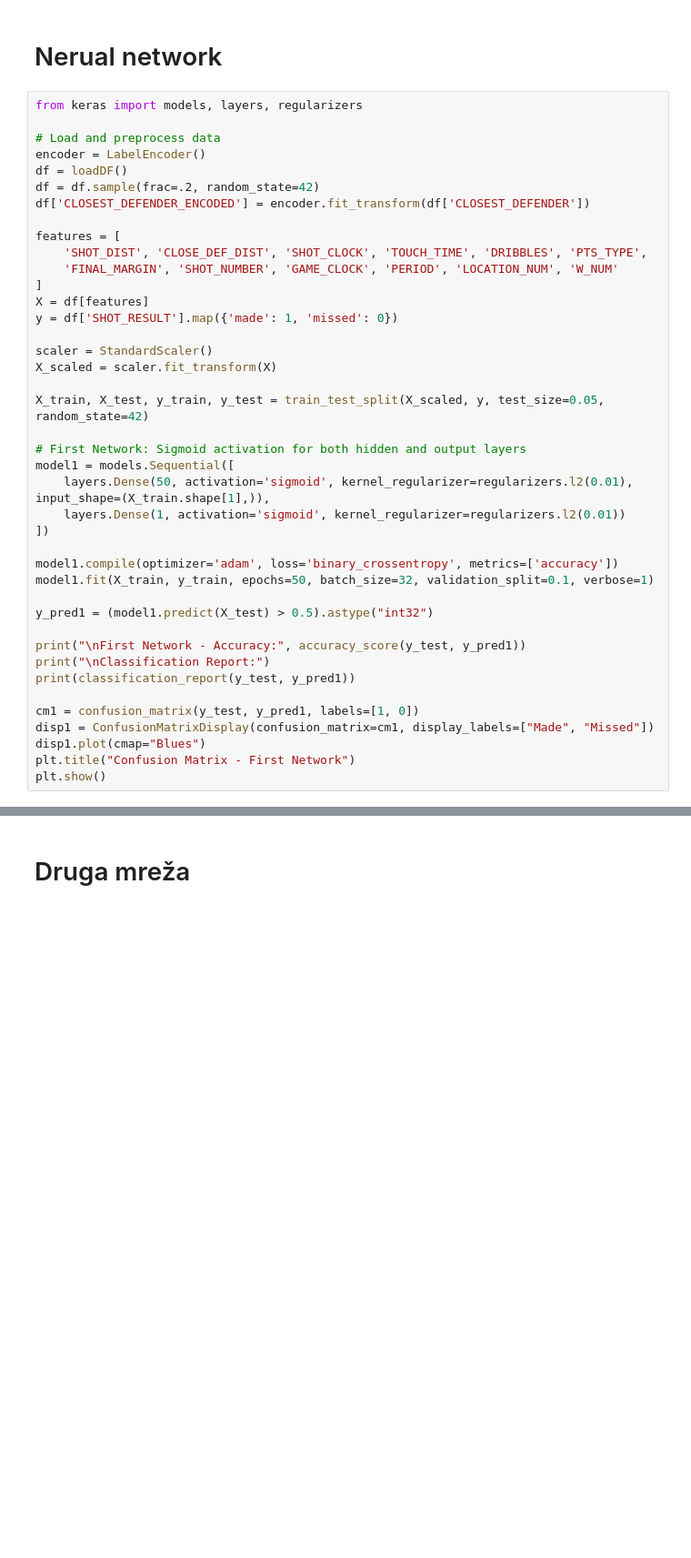
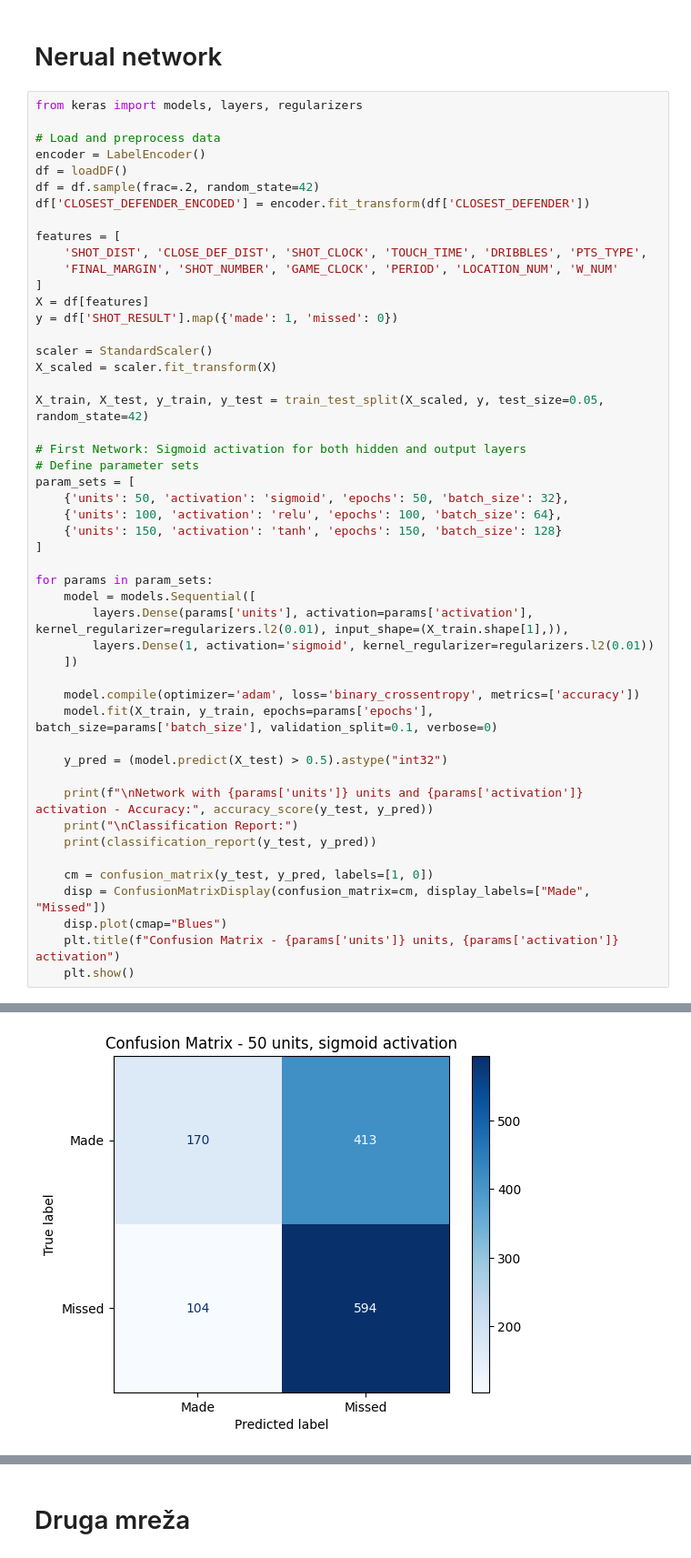
Before and after one commit to markojerkic/uzop-lab3, a Jupyter notebook: clanak.ipynb, the cells around one changed output, grey strips where cells are left out. Shown at 91% size. Drawn from its saved outputs; the diff is of its cells as text; blank space fills up the shorter version.

Commit message:
parametrizacija nn-sa

```diff
--- a/clanak.ipynb
+++ b/clanak.ipynb
@@ -194,23 +180,31 @@ X_scaled = scaler.fit_transform(X)
 X_train, X_test, y_train, y_test = train_test_split(X_scaled, y, test_size=0.05, random_state=42)
 
 # First Network: Sigmoid activation for both hidden and output layers
-model1 = models.Sequential([
-    layers.Dense(50, activation='sigmoid', kernel_regularizer=regularizers.l2(0.01), input_shape=(X_train.shape[1],)),
-    layers.Dense(1, activation='sigmoid', kernel_regularizer=regularizers.l2(0.01))
-])
+# Define parameter sets
+param_sets = [
+    {'units': 50, 'activation': 'sigmoid', 'epochs': 50, 'batch_size': 32},
+    {'units': 100, 'activation': 'relu', 'epochs': 100, 'batch_size': 64},
+    {'units': 150, 'activation': 'tanh', 'epochs': 150, 'batch_size': 128}
+]
 
-model1.compile(optimizer='adam', loss='binary_crossentropy', metrics=['accuracy'])
-model1.fit(X_train, y_train, epochs=50, batch_size=32, validation_split=0.1, verbose=1)
+for params in param_sets:
+    model = models.Sequential([
+        layers.Dense(params['units'], activation=params['activation'], kernel_regularizer=regularizers.l2(0.01), input_shape=(X_train.shape[1],)),
+        layers.Dense(1, activation='sigmoid', kernel_regularizer=regularizers.l2(0.01))
+    ])
 
-y_pred1 = (model1.predict(X_test) > 0.5).astype("int32")
+    model.compile(optimizer='adam', loss='binary_crossentropy', metrics=['accuracy'])
+    model.fit(X_train, y_train, epochs=params['epochs'], batch_size=params['batch_size'], validation_split=0.1, verbose=0)
 
-print("\nFirst Network - Accuracy:", accuracy_score(y_test, y_pred1))
-print("\nClassification Report:")
-print(classification_report(y_test, y_pred1))
+    y_pred = (model.predict(X_test) > 0.5).astype("int32")
 
-cm1 = confusion_matrix(y_test, y_pred1, labels=[1, 0])
-disp1 = ConfusionMatrixDisplay(confusion_matrix=cm1, display_labels=["Made", "Missed"])
-disp1.plot(cmap="Blues")
-plt.title("Confusion Matrix - First Network")
-plt.show()
+    print(f"\nNetwork with {params['units']} units and {params['activation']} activation - Accuracy:", accuracy_score(y_test, y_pred))
+    print("\nClassification Report:")
+    print(classification_report(y_test, y_pred))
+
+    cm = confusion_matrix(y_test, y_pred, labels=[1, 0])
+    disp = ConfusionMatrixDisplay(confusion_matrix=cm, display_labels=["Made", "Missed"])
+    disp.plot(cmap="Blues")
+    plt.title(f"Confusion Matrix - {params['units']} units, {params['activation']} activation")
+    plt.show()
 # %% [output]
@@ -217,0 +224 @@ Epoch 1/50
+[figure, new version]
```
Also changed, not shown: parts of 3 cells of this notebook.
